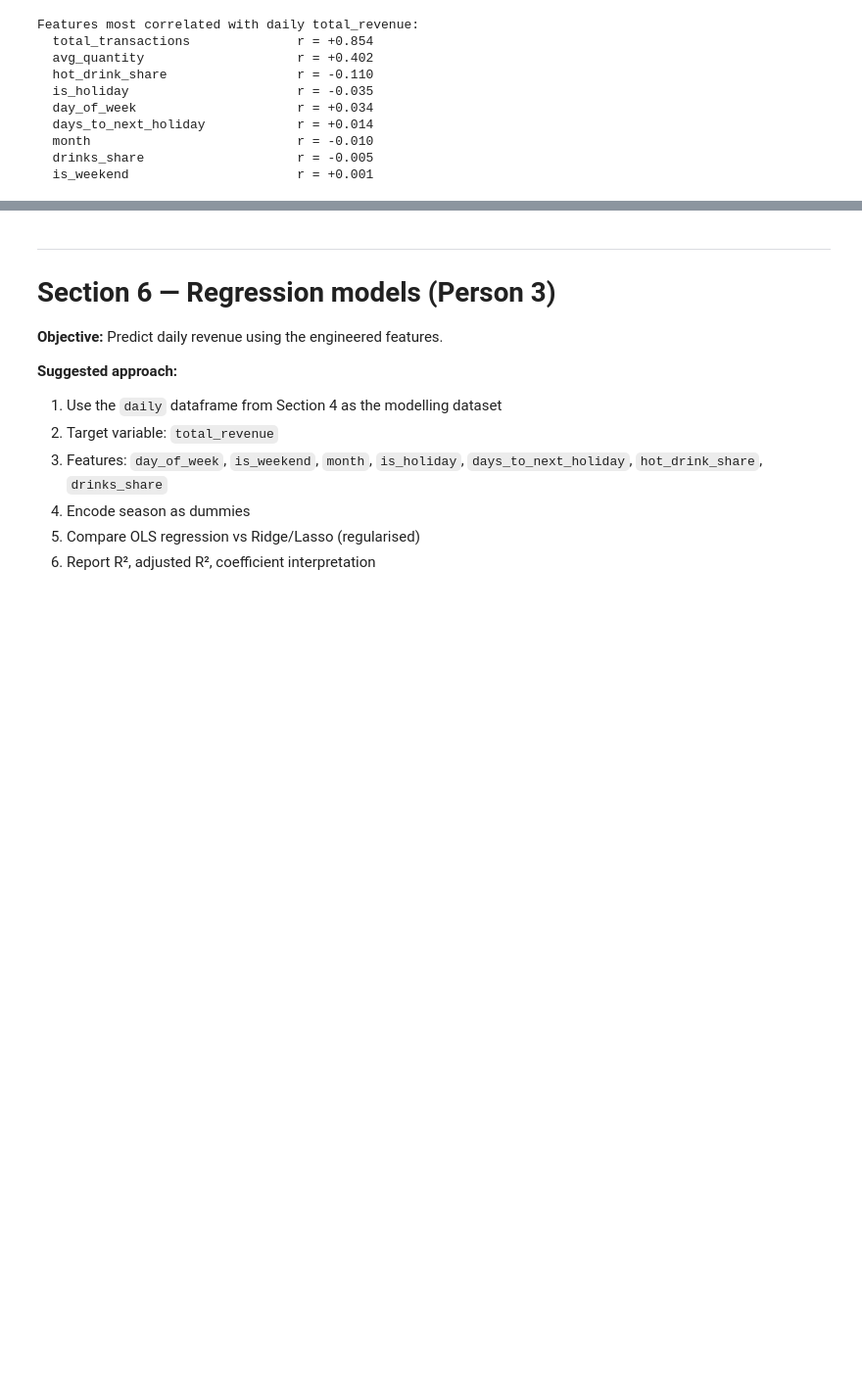
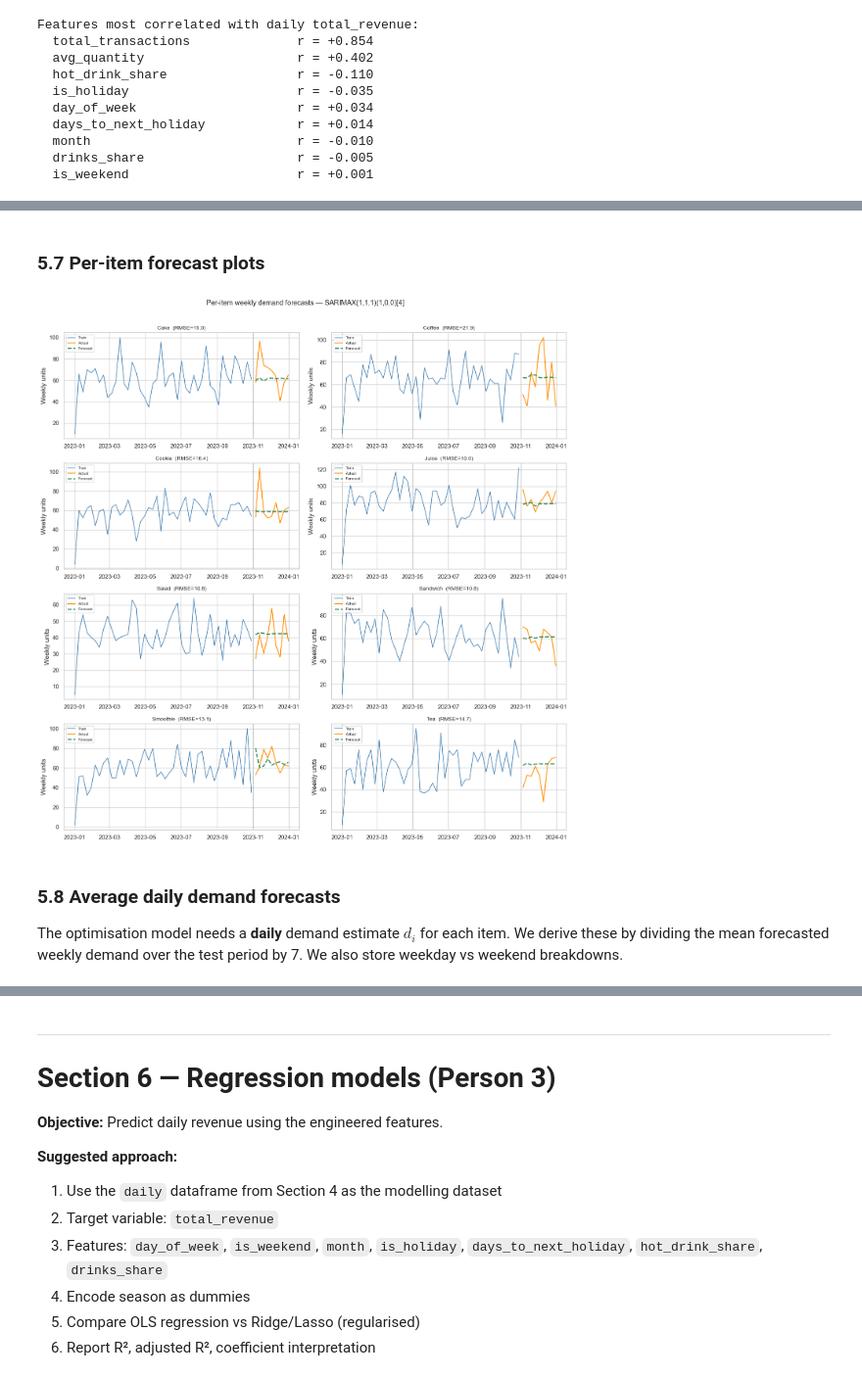
Before and after one commit to Jaskabraska/semestral_work_DD, a Jupyter notebook: semestral_project_1.ipynb, the cells around one changed output, grey strips where cells are left out. Shown at 98% size. Drawn from its saved outputs; the diff is of its cells as text; code cells hidden in the pictures; blank space fills up the shorter version.

```diff
--- a/semestral_project.ipynb
+++ b/semestral_project_1.ipynb
@@ -955,0 +1151,32 @@ from sklearn.metrics import mean_squared_error, mean_absolute_error
+# %% [markdown]
+### 5.7  Per-item forecast plots
+# %%
+fig, axes = plt.subplots(4, 2, figsize=(14, 14), sharex=False)
+
+for ax, item in zip(axes.flat, items):
+    ts   = weekly_demand[item]
+    tr   = ts[ts.index < CUTOFF]
+    te   = ts[ts.index >= CUTOFF]
+    pred = item_forecasts[item]
+
+    ax.plot(tr.index,   tr,   color='steelblue',  linewidth=1.2, label='Train')
+    ax.plot(te.index,   te,   color='darkorange',  linewidth=1.5, label='Actual')
+    ax.plot(pred.index, pred, color='seagreen',    linewidth=2,
+            linestyle='--', label='Forecast')
+    ax.axvline(CUTOFF, color='grey', linestyle=':', linewidth=1)
+    ax.set_title(f'{item.capitalize()}  '
+                 f'(RMSE={item_metrics_s5[item]["RMSE"]:.1f})', fontsize=10)
+    ax.set_ylabel('Weekly units')
+    ax.legend(fontsize=7, loc='upper left')
+
+plt.suptitle('Per-item weekly demand forecasts — SARIMAX(1,1,1)(1,0,0)[4]',
+             fontsize=13, y=1.01)
+plt.tight_layout()
+plt.savefig('fig_item_forecasts.png', bbox_inches='tight')
+plt.show()
+# %% [output]
+[figure, added]
+# %% [markdown]
+### 5.8  Average daily demand forecasts
+
+The optimisation model needs a **daily** demand estimate $d_i$ for each item.  We derive these by dividing the mean forecasted weekly demand over the test period by 7.  We also store weekday vs weekend breakdowns.
```
Also changed, not shown: parts of 16 cells of this notebook, 2 other files.
